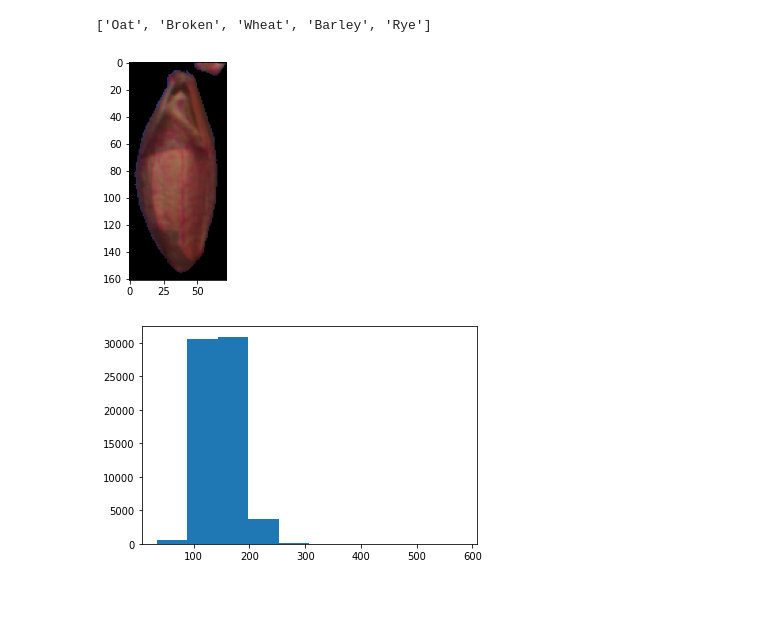
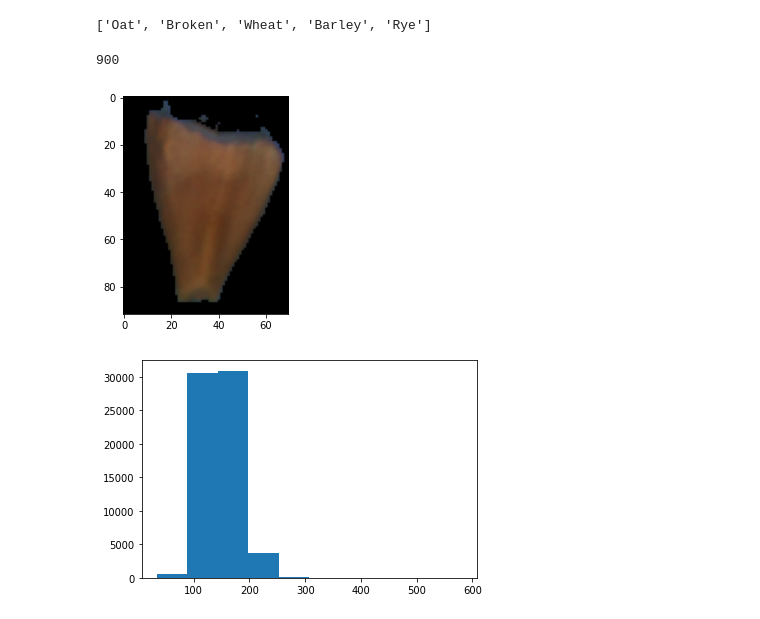
Before and after one commit to Ersboll/Using-Deep-Learning-to-classify-grain-kernels-and-grain-damages, a Jupyter notebook: src/Data investigation.ipynb, the cells around one changed output. Saved outputs shown, nothing was run; the diff lists cells and outputs as text; code cells hidden in the pictures.

```diff
--- a/src/Data investigation.ipynb
+++ b/src/Data investigation.ipynb
@@ -22,0 +13,6 @@ def pad(im,height,width):
+# %%
+temp = []
+for (data,target) in test:
+    for i,item in enumerate(target):
+        if item == 1:
+            temp.append(data[i,:,:,:])
@@ -22,0 +25,5 @@ def pad(im,height,width):
+# %%
+for i in range(len(temp)):
+    plt.imshow(np.moveaxis(temp[i].numpy(),0,2)[:,:,[4,2,1]])
+    plt.title(i)
+    plt.show()
@@ -25,7 +46,7 @@ cwd = os.getcwd()
 # %%
 os.chdir(cwd)
 # %%
-classes = os.listdir('../data')
+classes = os.listdir('../data/train')
 # %%
 classes
 # %% [output]
@@ -33,23 +54,27 @@ classes
 # %%
 all_file_names = []
 for folder in classes:
-    all_file_names.append(os.listdir('../data/'+folder))
+    all_file_names.append(os.listdir('../data/train/'+folder))
 
 for i in range(len(all_file_names)):
     for j in range(len(all_file_names[i])):
-        all_file_names[i][j] = '../data/'+classes[i]+'/'+all_file_names[i][j]
+        all_file_names[i][j] = '../data/train/'+classes[i]+'/'+all_file_names[i][j]
+# %%
+len(all_file_names[1])
+# %% [output]
+900
 # %%
-temp_im = np.load(all_file_names[3][1])
+temp_im = np.load(all_file_names[1][1])
 temp_im = temp_im[:,:,:7]/255
 mask = temp_im[:,:,4].copy()
 mask[temp_im[:,:,4] < 0.175] = 0
 mask[temp_im[:,:,4] >= 0.175] = 1
 temp_im[mask==0] = 0
 plt.imshow(temp_im[:,:,[4,2,1]])
 # plt.imshow(mask)
 plt.show()
 # %% [output]
-[figure, old version]
+[figure, new version]
 # %%
 files = np.array([val for sublist in all_file_names for val in sublist])
 # %%
```
Also changed, not shown: parts of 6 cells of this notebook, 1 other file.
